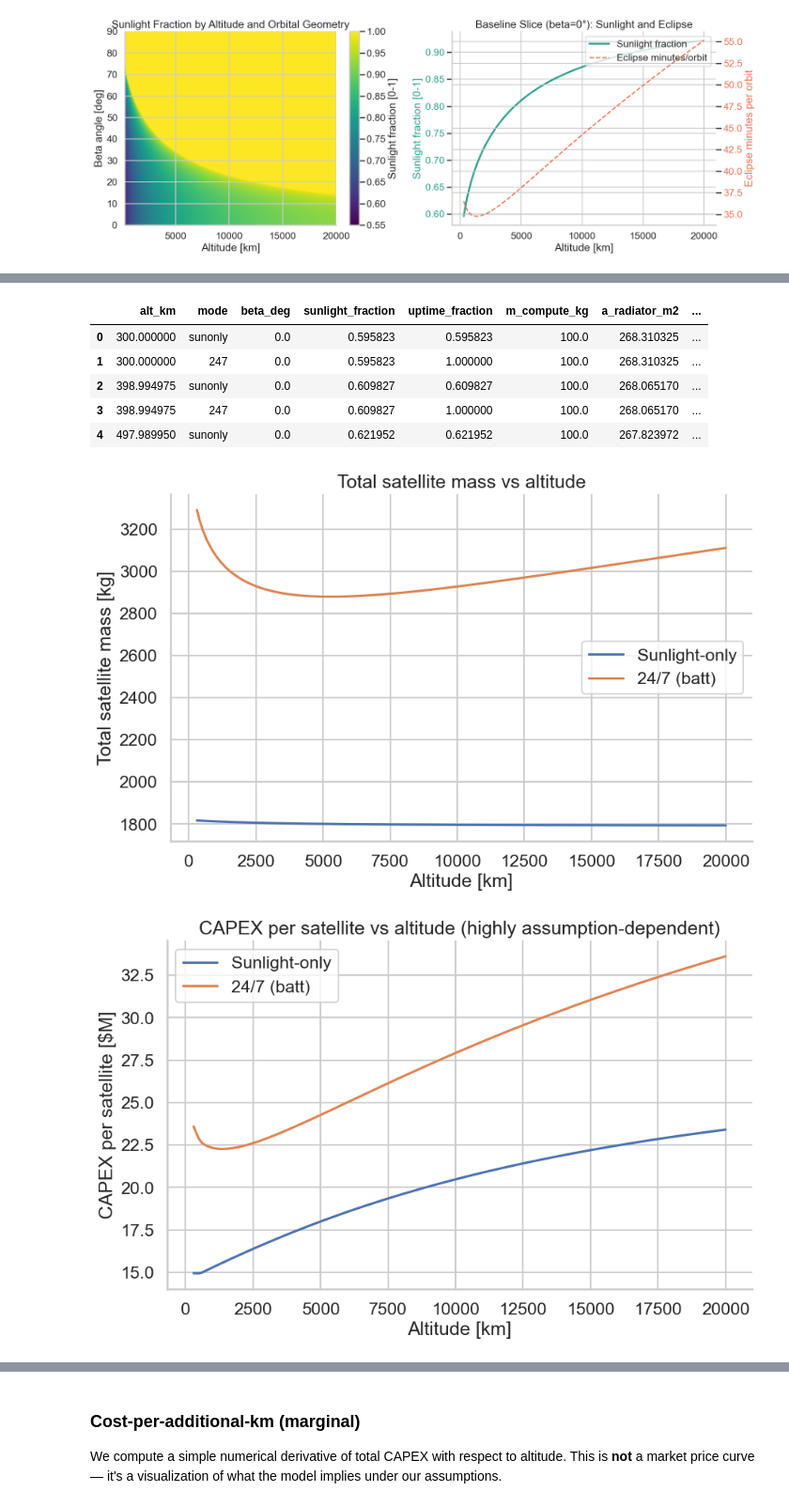
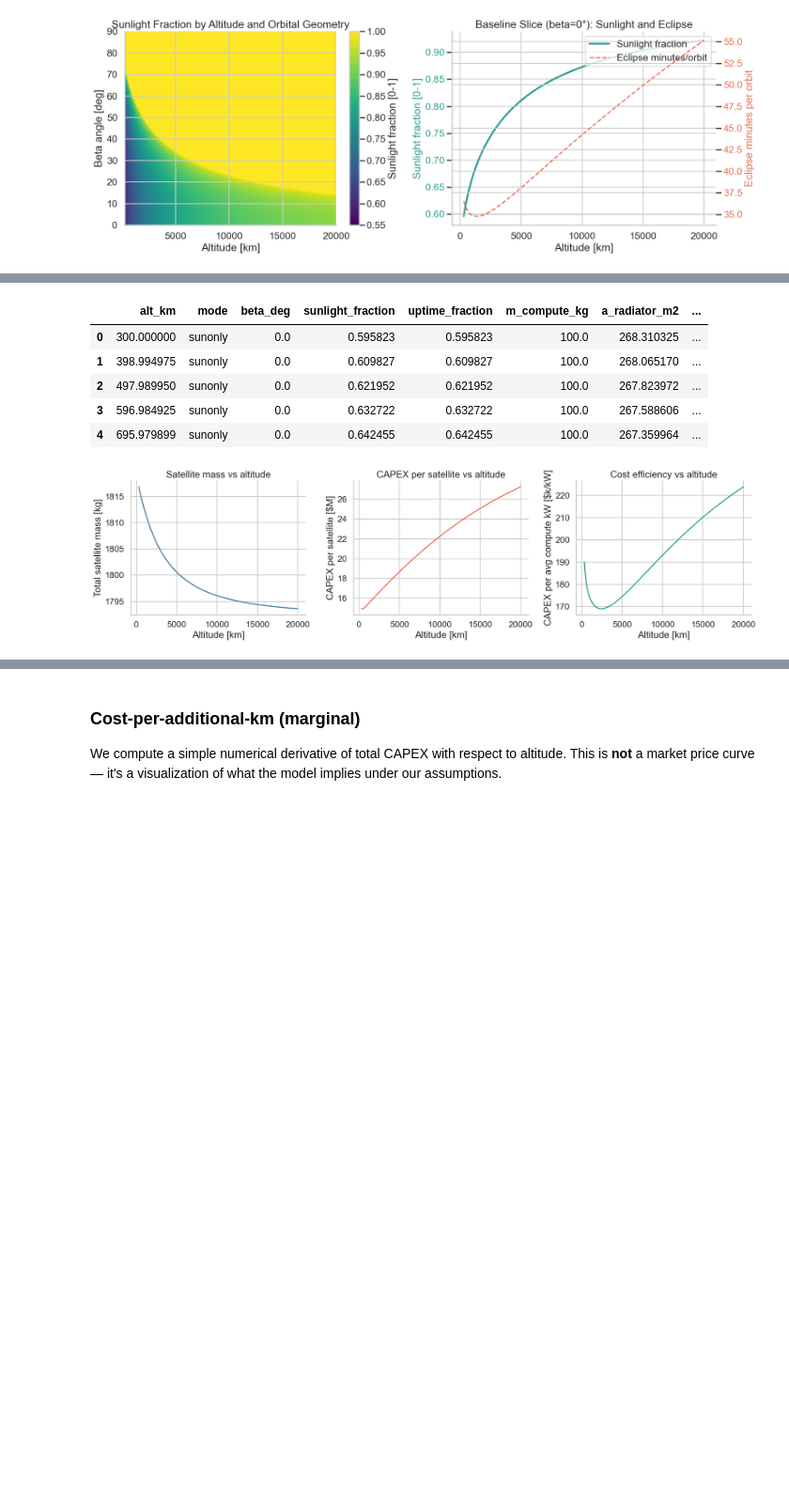
Before and after one commit to SailingSF/space_datacenters, a Jupyter notebook: space_gpu_datacenter.ipynb, the cells around one changed output, grey strips where cells are left out. Shown at 94% size. Saved outputs shown, nothing was run; the diff lists cells and outputs as text; code cells hidden in the pictures; blank space fills up the shorter version.

```diff
--- a/space_gpu_datacenter.ipynb
+++ b/space_gpu_datacenter.ipynb
@@ -1230,58 +1213,43 @@ def satellite_capex_usd(breakdown: dict) -> float:
 
 rows = []
 for a in alts:
-    for mode in ["sunonly", "247"]:
-        b = satellite_mass_breakdown(a, mode)
-        capex = satellite_capex_usd(b)
-        b["capex_usd"] = capex
-        b["capex_per_avg_compute_kw_usd_per_kw"] = capex / max(b["avg_compute_kw"], 1e-9)
-        rows.append(b)
+    b = satellite_mass_breakdown(a, "sunonly")
+    capex = satellite_capex_usd(b)
+    b["capex_usd"] = capex
+    b["capex_per_avg_compute_kw_usd_per_kw"] = capex / max(b["avg_compute_kw"], 1e-9)
+    rows.append(b)
 
 df = pd.DataFrame(rows)
 df.head()
 # %% [output]
 |  | alt_km | mode | beta_deg | sunlight_fraction | uptime_fraction | m_compute_kg | a_radiator_m2 | ... |
 | 0 | 300.000000 | sunonly | 0.0 | 0.595823 | 0.595823 | 100.0 | 268.310325 | ... |
-| 1 | 300.000000 | 247 | 0.0 | 0.595823 | 1.000000 | 100.0 | 268.310325 | ... |
-| 2 | 398.994975 | sunonly | 0.0 | 0.609827 | 0.609827 | 100.0 | 268.065170 | ... |
-| 3 | 398.994975 | 247 | 0.0 | 0.609827 | 1.000000 | 100.0 | 268.065170 | ... |
-| 4 | 497.989950 | sunonly | 0.0 | 0.621952 | 0.621952 | 100.0 | 267.823972 | ... |
+| 1 | 398.994975 | sunonly | 0.0 | 0.609827 | 0.609827 | 100.0 | 268.065170 | ... |
+| 2 | 497.989950 | sunonly | 0.0 | 0.621952 | 0.621952 | 100.0 | 267.823972 | ... |
+| 3 | 596.984925 | sunonly | 0.0 | 0.632722 | 0.632722 | 100.0 | 267.588606 | ... |
+| 4 | 695.979899 | sunonly | 0.0 | 0.642455 | 0.642455 | 100.0 | 267.359964 | ... |
 # %%
-# Plot: Total mass vs altitude
-plt.figure()
-for mode, label in [("sunonly", "Sunlight-only"), ("247", "24/7 (batt)") ]:
-    sub = df[df["mode"] == mode]
-    plt.plot(sub["alt_km"], sub["m_total_kg"], label=label)
-plt.xlabel("Altitude [km]")
-plt.ylabel("Total satellite mass [kg]")
-plt.title("Total satellite mass vs altitude")
-plt.grid(True)
-plt.legend()
+fig, axes = plt.subplots(1, 3, figsize=(18, 5))
+
+axes[0].plot(df["alt_km"], df["m_total_kg"], color='#457b9d', linewidth=2)
+axes[0].set_xlabel("Altitude [km]")
+axes[0].set_ylabel("Total satellite mass [kg]")
+axes[0].set_title("Satellite mass vs altitude")
+axes[0].grid(True)
+
+axes[1].plot(df["alt_km"], df["capex_usd"]/1e6, color='#e76f51', linewidth=2)
+axes[1].set_xlabel("Altitude [km]")
+axes[1].set_ylabel("CAPEX per satellite [$M]")
+axes[1].set_title("CAPEX per satellite vs altitude")
+axes[1].grid(True)
+
+axes[2].plot(df["alt_km"], df["capex_per_avg_compute_kw_usd_per_kw"]/1e3, color='#2a9d8f', linewidth=2)
+axes[2].set_xlabel("Altitude [km]")
+axes[2].set_ylabel("CAPEX per avg compute kW [$k/kW]")
+axes[2].set_title("Cost efficiency vs altitude")
+axes[2].grid(True)
+
+plt.tight_layout()
 plt.show()
-
-# Plot: CAPEX per satellite vs altitude
-plt.figure()
-for mode, label in [("sunonly", "Sunlight-only"), ("247", "24/7 (batt)") ]:
-    sub = df[df["mode"] == mode]
-    plt.plot(sub["alt_km"], sub["capex_usd"]/1e6, label=label)
-plt.xlabel("Altitude [km]")
-plt.ylabel("CAPEX per satellite [$M]")
-plt.title("CAPEX per satellite vs altitude (highly assumption-dependent)")
-plt.grid(True)
-plt.legend()
-plt.show()
-
-# Plot: CAPEX per *average delivered compute* kW
-plt.figure()
-for mode, label in [("sunonly", "Sunlight-only"), ("247", "24/7 (batt)") ]:
-    sub = df[df["mode"] == mode]
-    plt.plot(sub["alt_km"], sub["capex_per_avg_compute_kw_usd_per_kw"]/1e3, label=label)
-plt.xlabel("Altitude [km]")
-plt.ylabel("CAPEX per average compute kW delivered [$k per kW]")
-plt.title("Cost efficiency vs altitude (normalized by delivered compute)")
-plt.grid(True)
-plt.legend()
-plt.show()
 # %% [output]
-[figure, old version]
+[figure, new version]
-[figure, removed]
```
Also changed, not shown: parts of 13 cells of this notebook.
